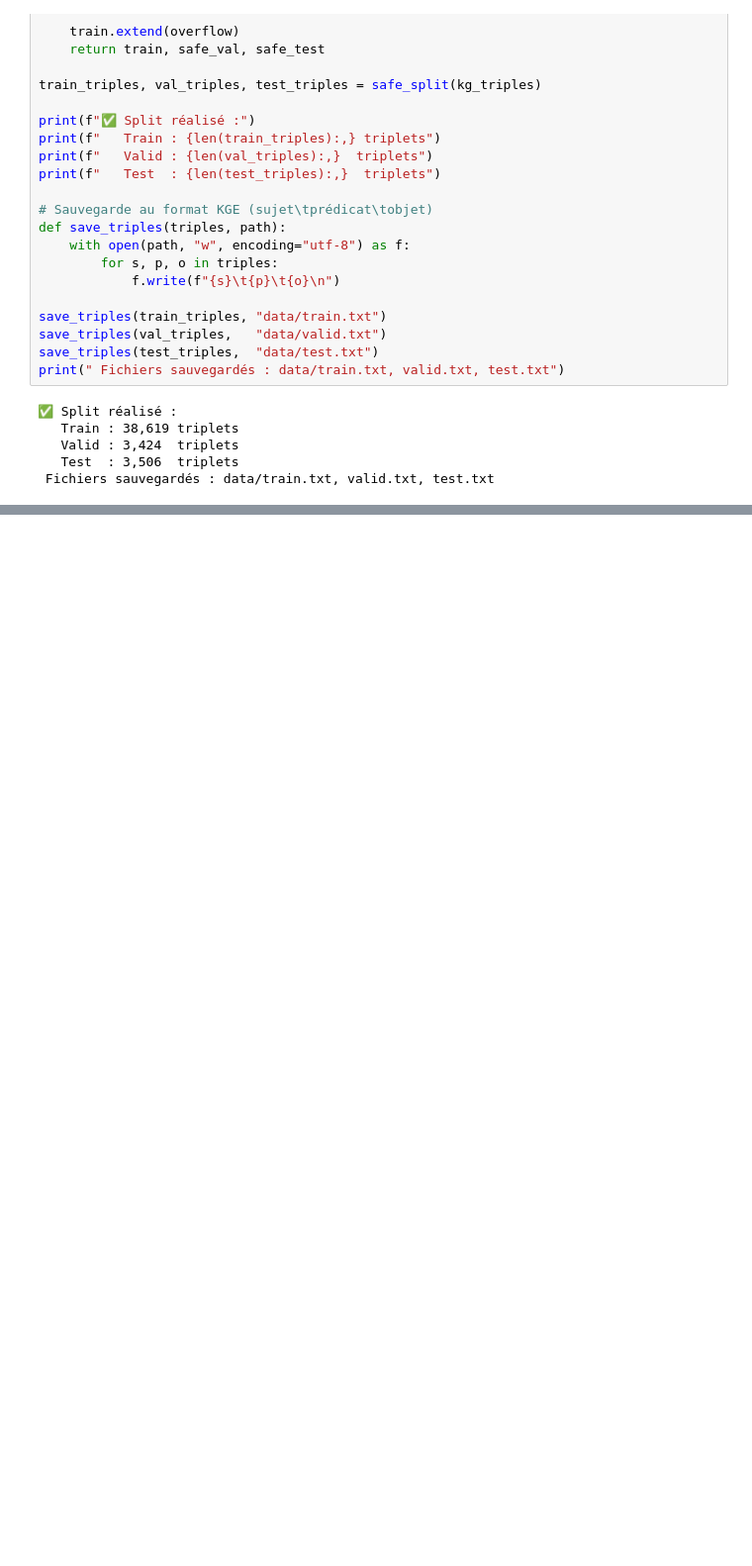
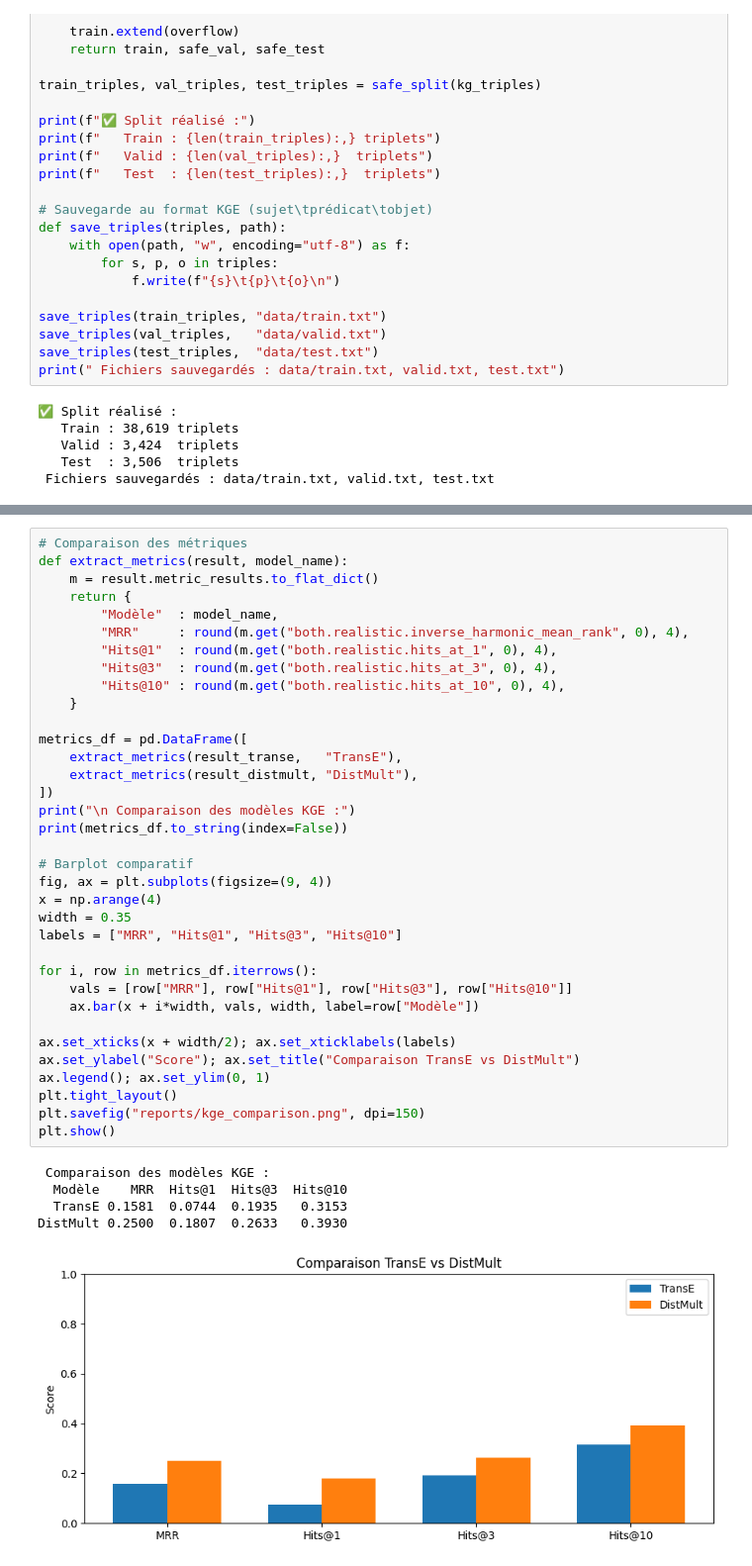
Before and after one commit to mael292005/Wed-datamining-project, a Jupyter notebook: projet.ipynb, the cells around one changed output, grey strips where cells are left out. Shown at 99% size. Saved outputs shown, nothing was run; the diff lists cells and outputs as text; blank space fills up the shorter version.

Commit message:
Add new report images for KGE comparison and t-SNE embeddings
- Added kge_comparison.png to visualize KGE model performance.
- Added tsne_embeddings.png to illustrate t-SNE embeddings of the dataset.

```diff
--- a/projet.ipynb
+++ b/projet.ipynb
@@ -952,0 +1026,41 @@ INFO - Using opt_einsum
+# %%
+# Comparaison des métriques
+def extract_metrics(result, model_name):
+    m = result.metric_results.to_flat_dict()
+    return {
+        "Modèle"  : model_name,
+        "MRR"     : round(m.get("both.realistic.inverse_harmonic_mean_rank", 0), 4),
+        "Hits@1"  : round(m.get("both.realistic.hits_at_1", 0), 4),
+        "Hits@3"  : round(m.get("both.realistic.hits_at_3", 0), 4),
+        "Hits@10" : round(m.get("both.realistic.hits_at_10", 0), 4),
+    }
+
+metrics_df = pd.DataFrame([
+    extract_metrics(result_transe,   "TransE"),
+    extract_metrics(result_distmult, "DistMult"),
+])
+print("\n Comparaison des modèles KGE :")
+print(metrics_df.to_string(index=False))
+
+# Barplot comparatif
+fig, ax = plt.subplots(figsize=(9, 4))
+x = np.arange(4)
+width = 0.35
+labels = ["MRR", "Hits@1", "Hits@3", "Hits@10"]
+
+for i, row in metrics_df.iterrows():
+    vals = [row["MRR"], row["Hits@1"], row["Hits@3"], row["Hits@10"]]
+    ax.bar(x + i*width, vals, width, label=row["Modèle"])
+
+ax.set_xticks(x + width/2); ax.set_xticklabels(labels)
+ax.set_ylabel("Score"); ax.set_title("Comparaison TransE vs DistMult")
+ax.legend(); ax.set_ylim(0, 1)
+plt.tight_layout()
+plt.savefig("reports/kge_comparison.png", dpi=150)
+plt.show()
+# %% [output]
+ Comparaison des modèles KGE :
+  Modèle    MRR  Hits@1  Hits@3  Hits@10
+  TransE 0.1581  0.0744  0.1935   0.3153
+DistMult 0.2500  0.1807  0.2633   0.3930
+[figure, added]
```
Also changed, not shown: parts of 10 cells of this notebook, 25 other files.
